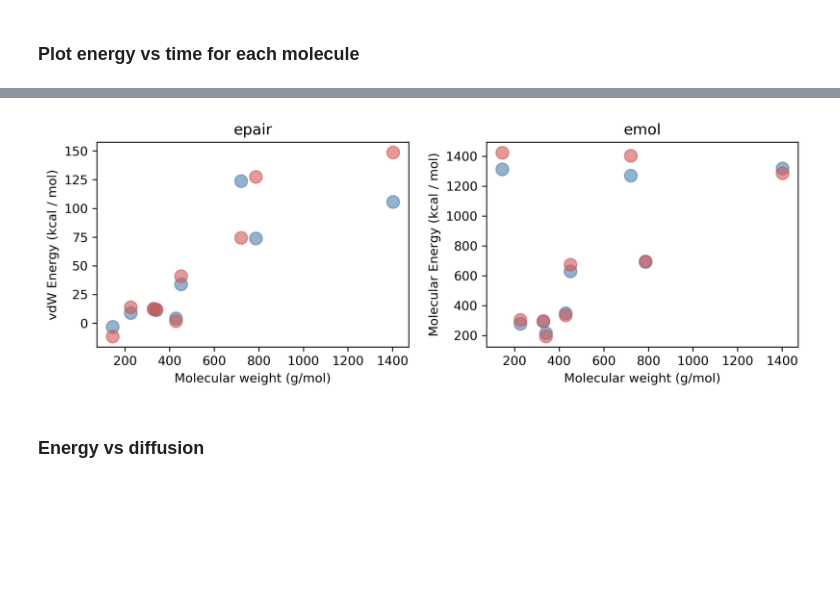
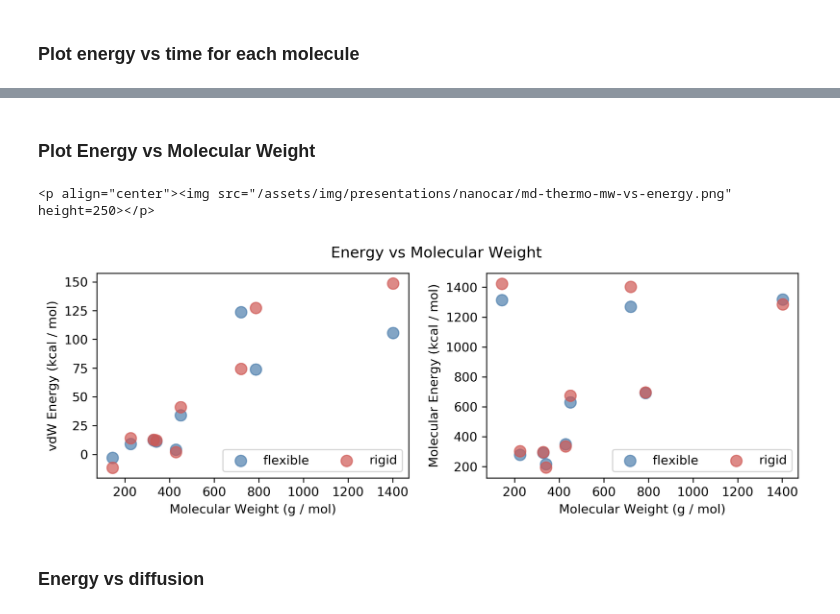
Before and after one commit to kbsezginel/nanocar-misc, a Jupyter notebook: diffusion/analysis/thermo-molecule.ipynb, the cells around one changed output, grey strips where cells are left out. Cells and saved outputs as stored; diff of their text form; code cells hidden in the pictures; blank space fills up the shorter version.

```diff
--- a/diffusion/analysis/thermo-molecule.ipynb
+++ b/diffusion/analysis/thermo-molecule.ipynb
@@ -89,0 +71,17 @@ Text(0.5,0.98,'Molecular Energy (kcal / mol)')
+# %%
+fig = plt.figure(figsize=(10, 3), dpi=300)
+fig.subplots_adjust(wspace=0.25, hspace=0.35)
+
+for eidx, etype in enumerate(['epair', 'emol'], start=1):
+    deltaE, deltaD = [], []
+    for midx, mol in enumerate(molecules):
+        e_flex = np.average([ALL_DATA['flexible'][mol][str(run)][etype] for run in range(10)], axis=0)
+        e_flex = np.average(e_flex[2000:])
+        e_rigid = np.average([ALL_DATA['rigid'][mol][str(run)][etype] for run in range(10)], axis=0)
+        e_rigid = np.average(e_rigid[2000:])
+        deltaE.append(abs(e_rigid - e_flex))
+        deltaD.append(abs(D['rigid'][midx] - D['flexible'][midx]))
+    ax = fig.add_subplot(1, 2, eidx)
+    ax.scatter(deltaE, deltaD)
+    ax.set_ylim(0, 1.5e-4)
+    ax.set_title(etype)
@@ -90,20 +120,32 @@ Text(0.5,0.98,'Molecular Energy (kcal / mol)')
+# %% [markdown]
+### Plot Energy vs Molecular Weight
 # %%
 fig = plt.figure(figsize=(10, 3), dpi=300)
 fig.subplots_adjust(wspace=0.25, hspace=0.35)
-ylabels = ['vdW Energy (kcal / mol)', 'Molecular Energy (kcal / mol)']
+labels = dict(epair='vdW Energy (kcal / mol)', emol='Molecular Energy (kcal / mol)')
 
-for idx, eng in enumerate(['epair', 'emol'], start=1):
-    ax = fig.add_subplot(1, 2, idx)
+for eidx, etype in enumerate(['epair', 'emol'], start=1):
+    ax = fig.add_subplot(1, 2, eidx)
     for sim_type in ['flexible', 'rigid']:
-        energy = [thermo_avg[eng][m][sim_type]for m in molecules]
-        ax.scatter(mw, energy, c=colors[sim_type], alpha=0.6, s=100)
-#         fit_fn = np.poly1d(np.polyfit(mw, energy, 1))
-#         ax.plot(mw, fit_fn(mw), '--', c=shades[sim_type])
-    ax.set_title(eng)
-    ax.set_xlabel('Molecular weight (g/mol)')
-    ax.set_ylabel(ylabels[idx - 1])
+        e_mol = []
+        for midx, mol in enumerate(molecules):
+            e_avg = np.average([ALL_DATA[sim_type][mol][str(run)][etype] for run in range(10)], axis=0)
+            e_avg = np.average(e_avg[2000:])
+            e_mol.append(e_avg)
+        ax.scatter(mw, e_mol, c=colors[sim_type], alpha=0.7, s=80)
+        # ax.set_ylim(-5e-6, 1.5e-4)
+        ax.legend(['flexible', 'rigid'], ncol=2, loc=4)
+        ax.set_xlabel('Molecular Weight (g / mol)')
+        ax.set_ylabel(labels[etype])
+plt.suptitle('Energy vs Molecular Weight')
+
+pltdir = '/home/kutay/Documents/git/kbsezginel.github.io/assets/img/presentations/nanocar'
+pltname = 'md-thermo-mw-vs-energy.png'
+plt.savefig(os.path.join(pltdir, pltname), dpi=300, transparent=True, bbox_inches='tight')
+print('<p align="center"><img src="/assets/img/presentations/nanocar/%s" height=250></p>' % pltname)
 # %% [output]
+<p align="center"><img src="/assets/img/presentations/nanocar/md-thermo-mw-vs-energy.png" height=250></p>
-[figure, old version]
+[figure, new version]
 # %% [markdown]
 ### Energy vs diffusion
 # %%
```
Also changed, not shown: parts of 8 cells of this notebook, 6 other files.
